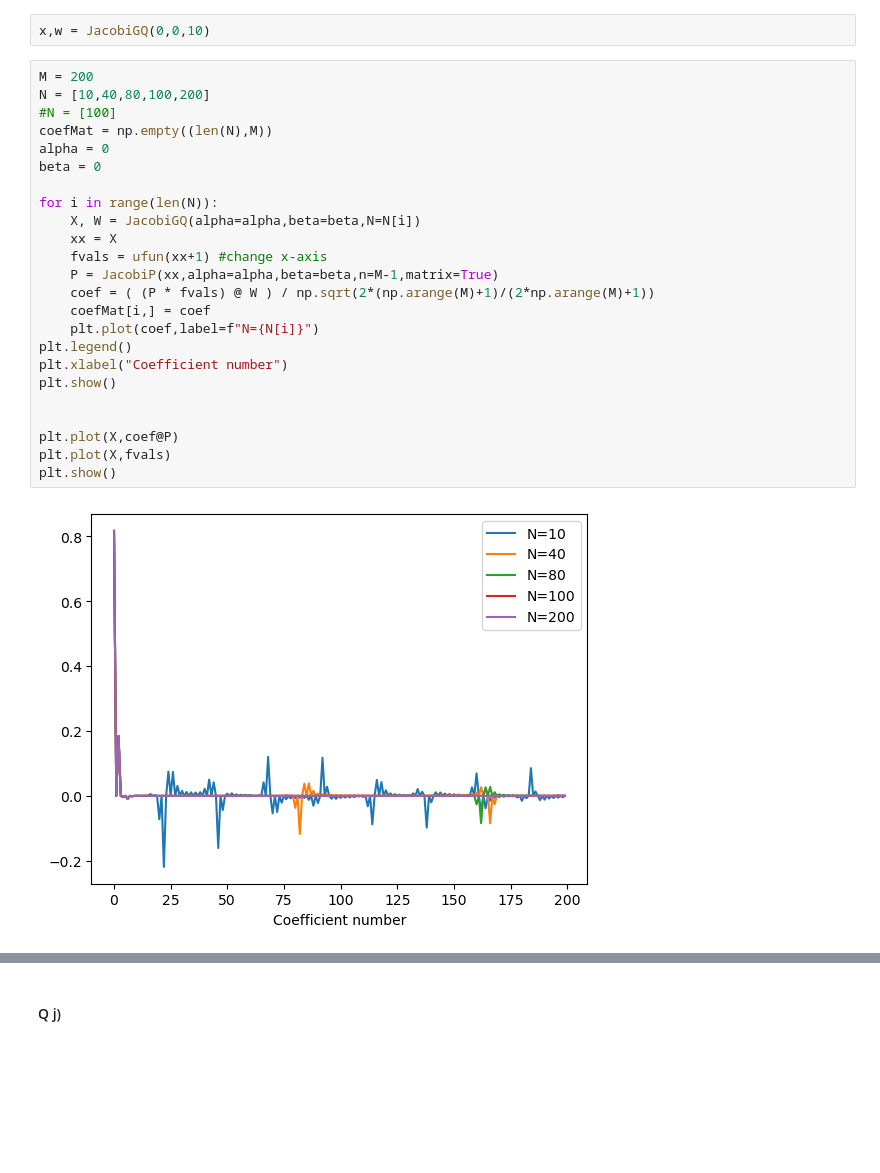
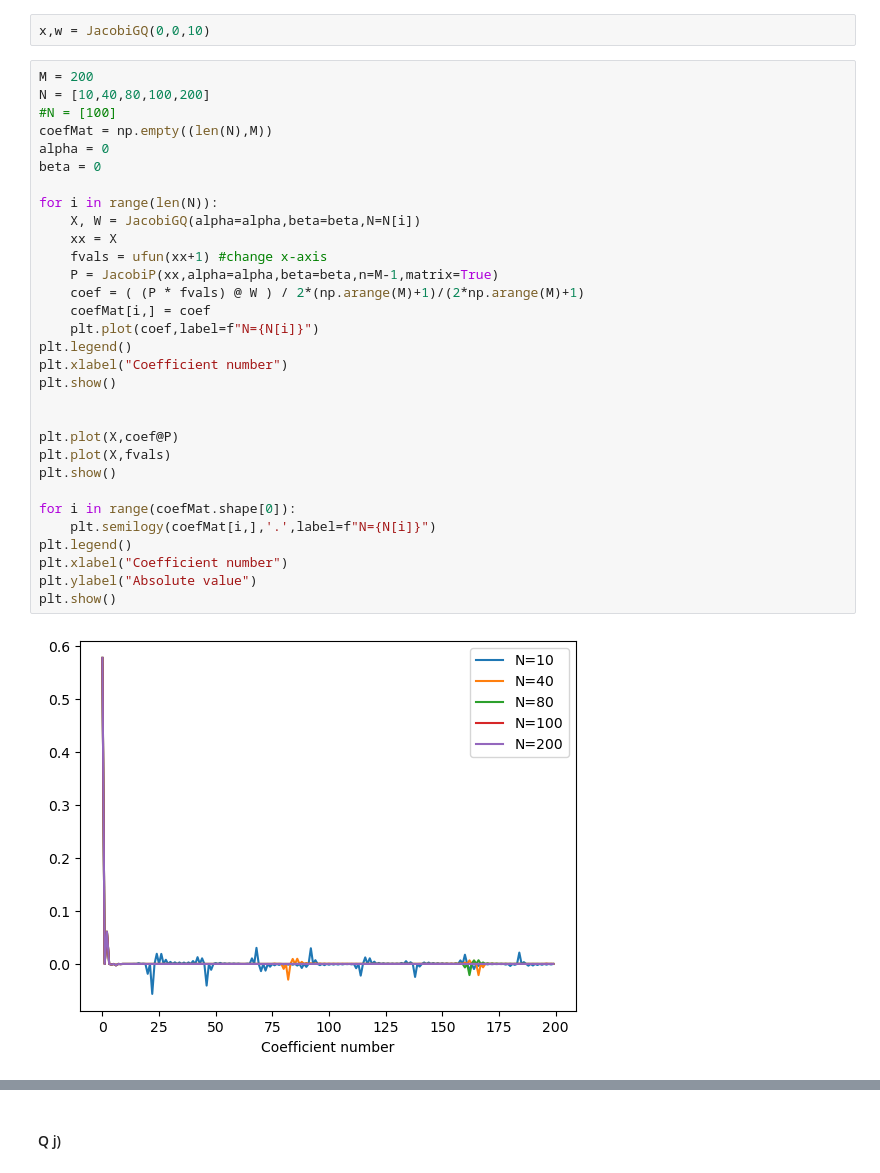
Before and after one commit to Magnushhhh/02689_Assignments, a Jupyter notebook: ass1_p2.ipynb, the cells around one changed output, grey strips where cells are left out. Saved outputs shown, nothing was run; the diff lists cells and outputs as text; blank space fills up the shorter version.

```diff
--- a/ass1_p2.ipynb
+++ b/ass1_p2.ipynb
@@ -41,26 +41,33 @@ x,w = JacobiGQ(0,0,10)
 # %%
 M = 200
 N = [10,40,80,100,200]
 #N = [100]
 coefMat = np.empty((len(N),M))
 alpha = 0
 beta = 0
 
 for i in range(len(N)):
     X, W = JacobiGQ(alpha=alpha,beta=beta,N=N[i])
     xx = X
     fvals = ufun(xx+1) #change x-axis
     P = JacobiP(xx,alpha=alpha,beta=beta,n=M-1,matrix=True)
-    coef = ( (P * fvals) @ W ) / np.sqrt(2*(np.arange(M)+1)/(2*np.arange(M)+1))
+    coef = ( (P * fvals) @ W ) / 2*(np.arange(M)+1)/(2*np.arange(M)+1)
     coefMat[i,] = coef
     plt.plot(coef,label=f"N={N[i]}")
 plt.legend()
 plt.xlabel("Coefficient number")
 plt.show()
 
 
 plt.plot(X,coef@P)
 plt.plot(X,fvals)
 plt.show()
+
+for i in range(coefMat.shape[0]):
+    plt.semilogy(coefMat[i,],'.',label=f"N={N[i]}")
+plt.legend()
+plt.xlabel("Coefficient number")
+plt.ylabel("Absolute value")
+plt.show()
 # %% [output]
-[figure, old version]
+[figure, new version]
```
Also changed, not shown: parts of 2 cells of this notebook.
